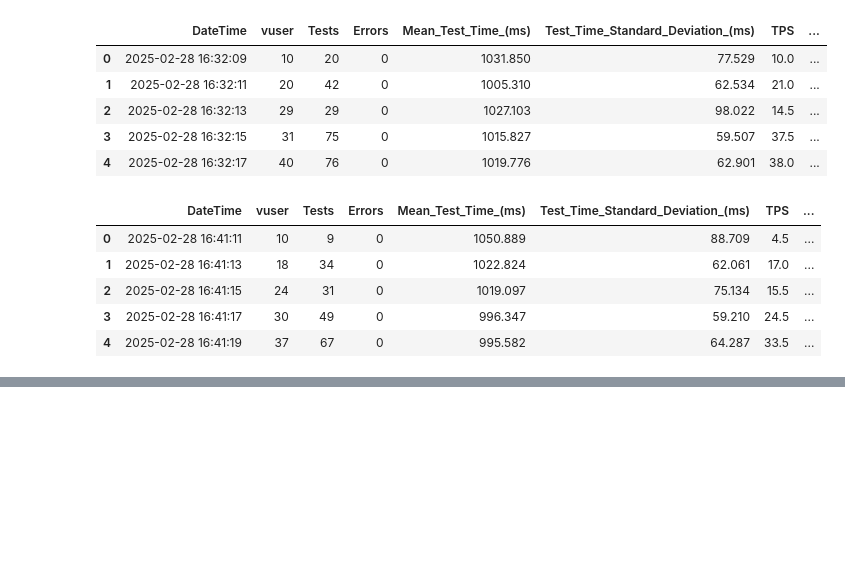
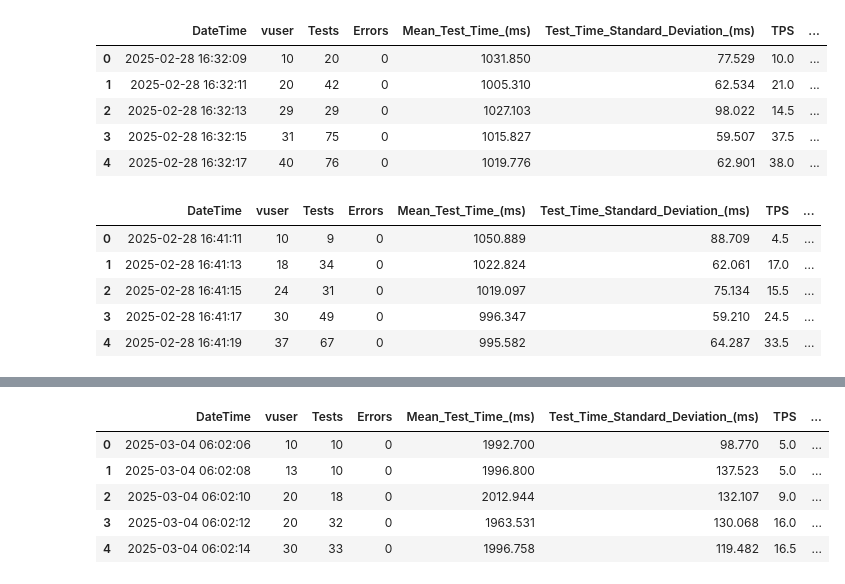
Before and after one commit to lucas-hub12/reverse-proxy, a Jupyter notebook: note/python vs numpy.ipynb, the cells around one changed output, grey strips where cells are left out. Saved outputs shown, nothing was run; the diff lists cells and outputs as text; code cells hidden in the pictures; blank space fills up the shorter version.

```diff
--- a/note/python vs numpy.ipynb
+++ b/note/python vs numpy.ipynb
@@ -44,0 +58,10 @@ numpy_docker_df.head()
+# %%
+python_df=pd.read_csv("python 860.csv")
+python_df.head()
+# %% [output]
+|  | DateTime | vuser | Tests | Errors | Mean_Test_Time_(ms) | Test_Time_Standard_Deviation_(ms) | TPS | ... |
+| 0 | 2025-03-04 06:02:06 | 10 | 10 | 0 | 1992.700 | 98.770 | 5.0 | ... |
+| 1 | 2025-03-04 06:02:08 | 13 | 10 | 0 | 1996.800 | 137.523 | 5.0 | ... |
+| 2 | 2025-03-04 06:02:10 | 20 | 18 | 0 | 2012.944 | 132.107 | 9.0 | ... |
+| 3 | 2025-03-04 06:02:12 | 20 | 32 | 0 | 1963.531 | 130.068 | 16.0 | ... |
+| 4 | 2025-03-04 06:02:14 | 30 | 33 | 0 | 1996.758 | 119.482 | 16.5 | ... |
```
Also changed, not shown: parts of 3 cells of this notebook, 5 other files.
